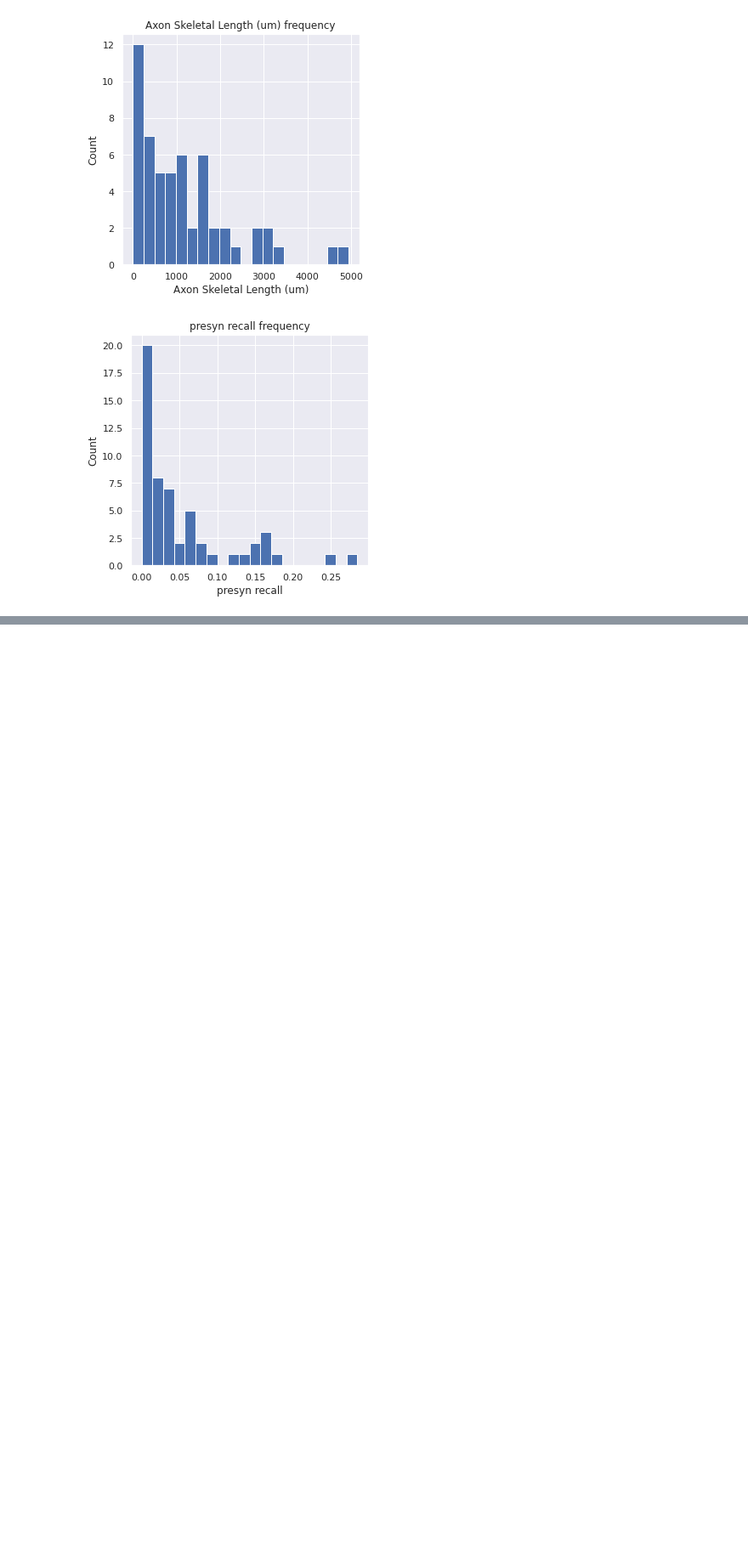
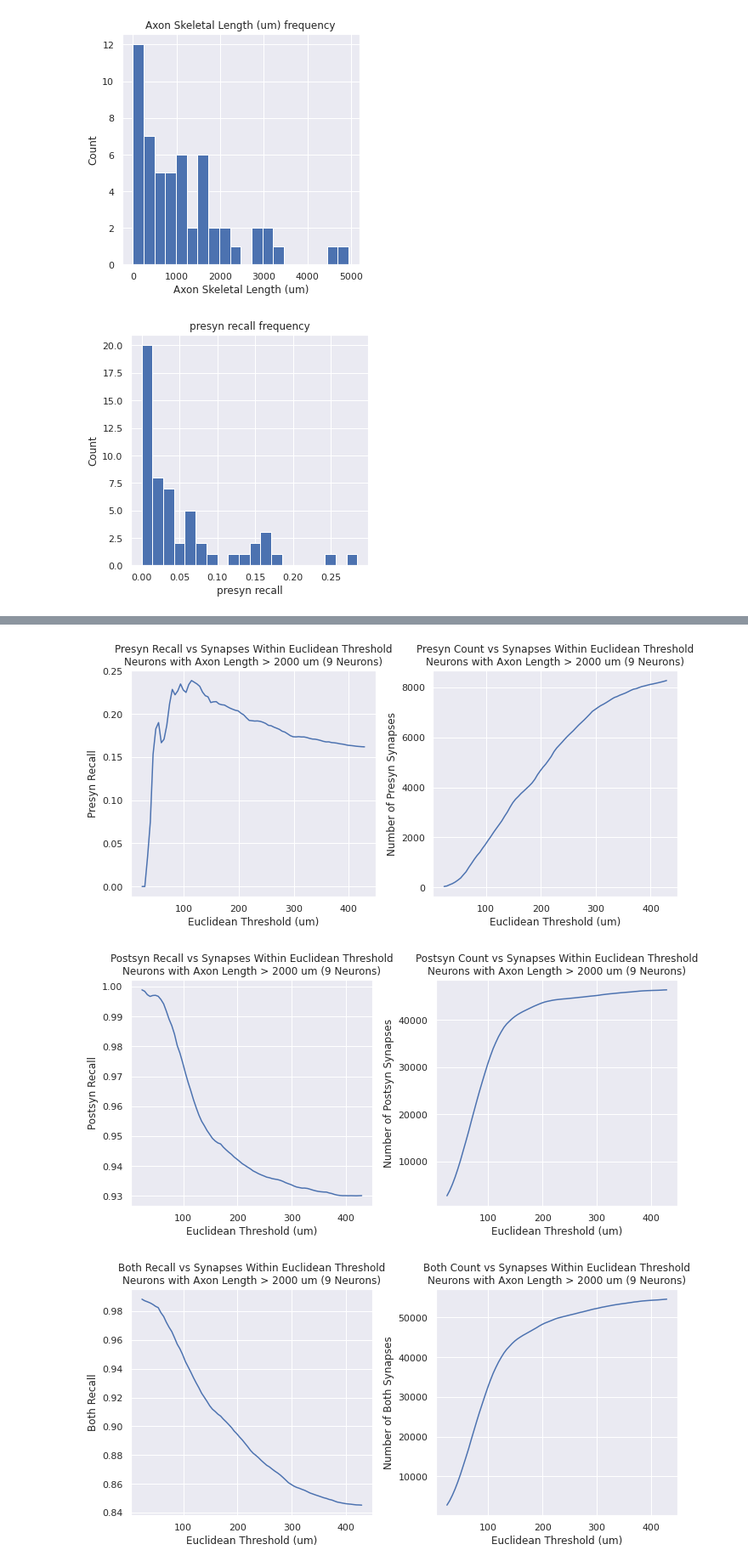
Before and after one commit to celiibrendan/neuron_mesh_tools, a Jupyter notebook: Auto_Proofreading/Validation_Testing/Allen_Proofread_Validation/Manually_Proofread_Cells_vp3.ipynb, the cells around one changed output, grey strips where cells are left out. Shown at 85% size. Drawn from its saved outputs; the diff is of its cells as text; code cells hidden in the pictures; blank space fills up the shorter version.

Commit message:
finished high fidelity axon

```diff
--- a/Auto_Proofreading/Validation_Testing/Allen_Proofread_Validation/Manually_Proofread_Cells_vp3.ipynb
+++ b/Auto_Proofreading/Validation_Testing/Allen_Proofread_Validation/Manually_Proofread_Cells_vp3.ipynb
@@ -469,0 +484,6 @@ if plot_individual_histograms:
+# %%
+segment_ids = du.proofreading_stats_table(validation=True).fetch("segment_id")
+
+validation_dfs = [vu.synapse_validation_df_single_neuron(k,
+                                        remove_presyn_on_dendrite = False,
+                        count_presyn_on_dendrite_as_correct = True,) for k in segment_ids]
@@ -469,0 +516,16 @@ if plot_individual_histograms:
+# %%
+cumulative_validation_df = pd.concat(validation_dfs)
+# %%
+axon_length = 2000
+curr_query = f"axon_length>{axon_length}"
+curr_query_title = f"Axon Length > {axon_length} um"
+seg_ids_in_query = (minnie.AutoProofreadValidationNeurons() & curr_query).fetch("segment_id")
+
+current_validation_df = cumulative_validation_df[cumulative_validation_df["old_segment_id"].isin(seg_ids_in_query)]
+
+vu.score_vs_euclidean_synapse_threshold_analysis(current_validation_df,
+                                                title_append=f"Neurons with {curr_query_title} ({len(seg_ids_in_query)} Neurons)")
+# %% [output]
+[figure, added]
+[figure, added]
+[figure, added]
```
Also changed, not shown: parts of 21 cells of this notebook, 2 other files.
